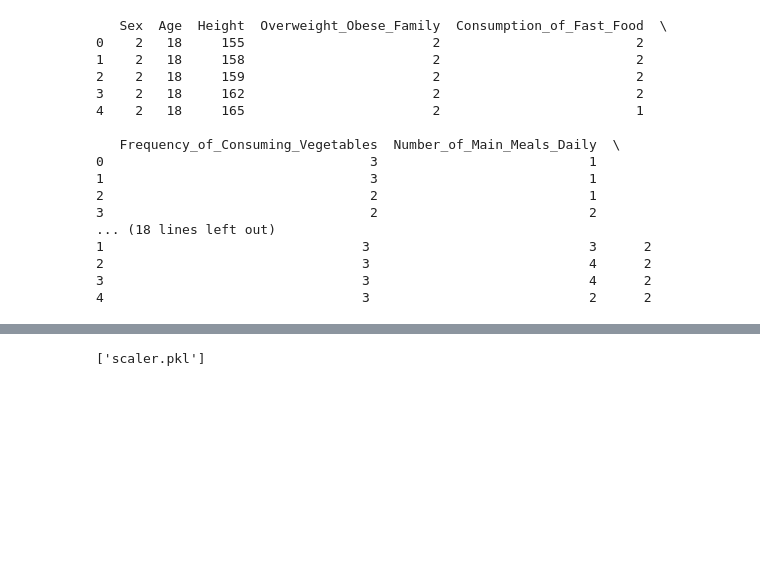
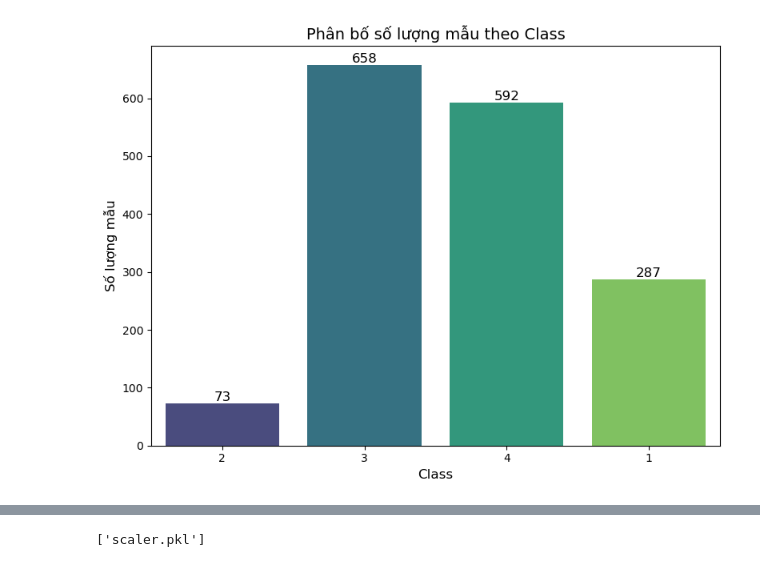
Before and after one commit to Thanggap/AI, a Jupyter notebook: modeltraining.ipynb, the cells around one changed output, grey strips where cells are left out. Saved outputs shown, nothing was run; the diff lists cells and outputs as text; code cells hidden in the pictures; blank space fills up the shorter version.

```diff
--- a/modeltraining.ipynb
+++ b/modeltraining.ipynb
@@ -11,25 +11,28 @@ import warnings
 warnings.filterwarnings("ignore")
 # %%
 df = pd.read_excel('DS_Obesity.xlsx')
-print(df.head())
+# Đếm số lượng mẫu theo từng class
+class_counts = df['Class'].value_counts()
+all_columns = df.drop(columns=['Class']).columns.tolist()
+# Vẽ biểu đồ
+plt.figure(figsize=(8, 6))
+bars = sns.barplot(x=class_counts.index, y=class_counts.values, palette="viridis")
+
+# Ghi giá trị trên mỗi cột
+for bar in bars.patches:
+    height = bar.get_height()
+    bars.annotate(f'{int(height)}',
+                  (bar.get_x() + bar.get_width() / 2, height),
+                  ha='center', va='bottom', fontsize=12)
+
+plt.title("Phân bố số lượng mẫu theo Class", fontsize=14)
+plt.xlabel("Class", fontsize=12)
+plt.ylabel("Số lượng mẫu", fontsize=12)
+plt.xticks(ticks=range(len(class_counts.index)), labels=class_counts.index)
+plt.tight_layout()
+plt.show()
 # %% [output]
-   Sex  Age  Height  Overweight_Obese_Family  Consumption_of_Fast_Food  \
-0    2   18     155                        2                         2
-1    2   18     158                        2                         2
-2    2   18     159                        2                         2
-3    2   18     162                        2                         2
-4    2   18     165                        2                         1
-
-   Frequency_of_Consuming_Vegetables  Number_of_Main_Meals_Daily  \
-0                                  3                           1
-1                                  3                           1
-2                                  2                           1
-3                                  2                           2
-... (18 lines left out)
-1                                 3                            3      2
-2                                 3                            4      2
-3                                 3                            4      2
-4                                 3                            2      2
+[figure, added]
 # %%
 import json
 with open('mapping.json', encoding='utf-8') as f:
```
Also changed, not shown: parts of 15 cells of this notebook, 2 other files.
